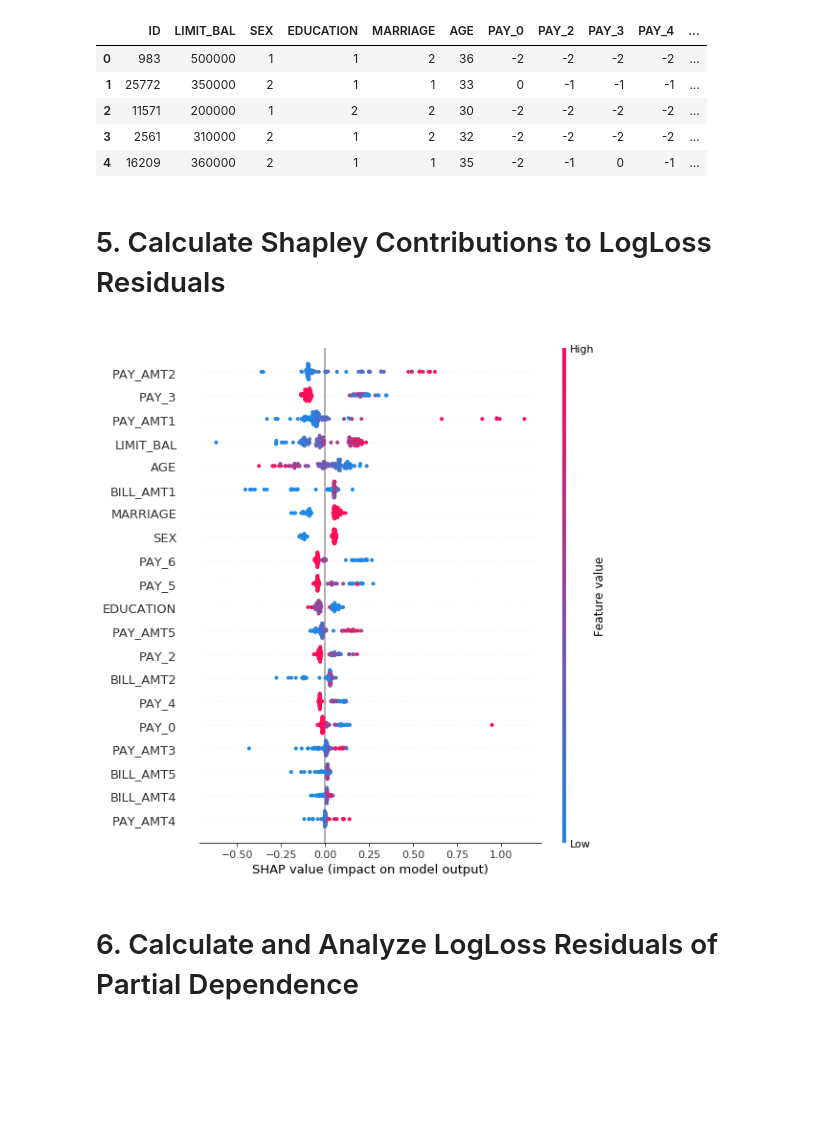
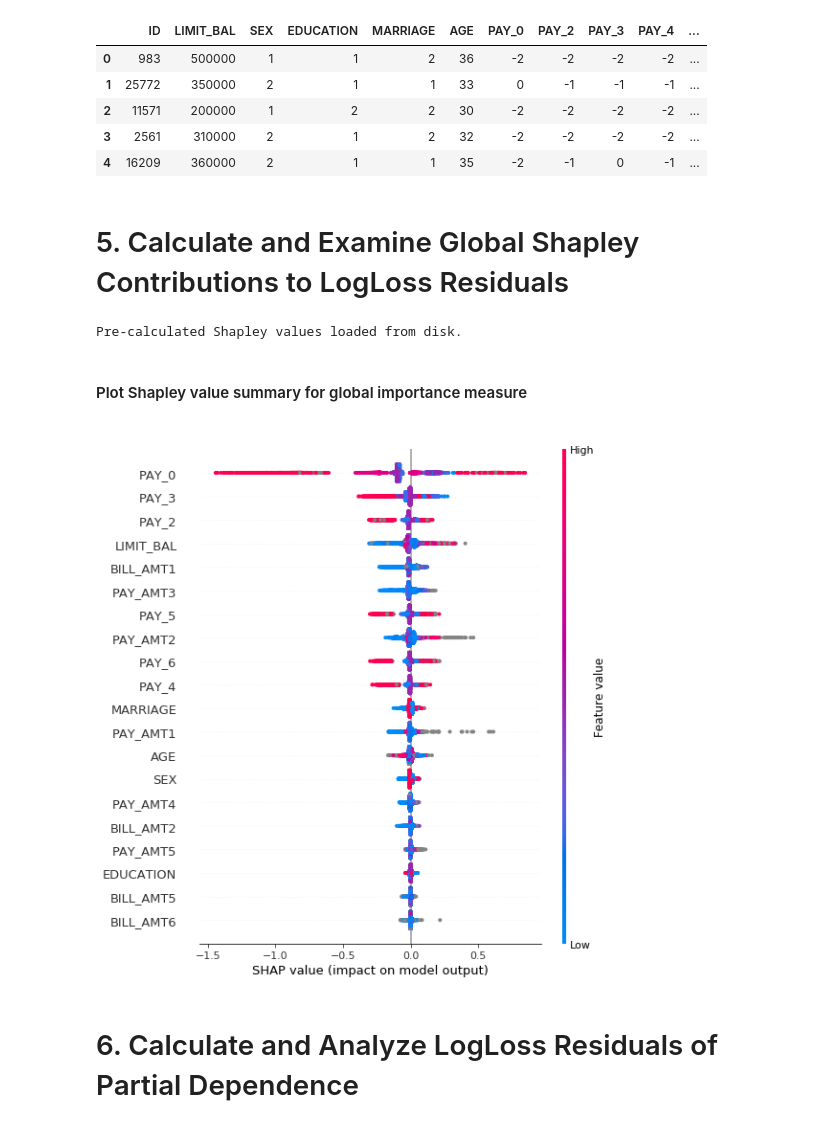
Before and after one commit to jphall663/interpretable_machine_learning_with_python, a Jupyter notebook: pdp_dt_surr_res_shap_loss.ipynb, the cells around one changed output. Drawn from its saved outputs; the diff is of its cells as text; code cells hidden in the pictures; blank space fills up the shorter version.

```diff
--- a/pdp_dt_surr_res_shap_loss.ipynb
+++ b/pdp_dt_surr_res_shap_loss.ipynb
@@ -150,7 +149,7 @@ After training, GBM variable importance is calculated and displayed. GBM variabl
 The credit card default data is split into training and test sets to monitor and prevent overtraining. Reproducibility is another important factor in creating trustworthy models, and randomly splitting datasets can introduce randomness in model predictions and other results. A random seed is used here to ensure the data split is reproducible.
 # %%
 np.random.seed(12345) # set random seed for reproducibility
-split_ratio = 0.7     # 70%/30% train/test split
+split_ratio = 0.70    # 70%/30% train/test split
 
 # execute split
 split = np.random.rand(len(data)) < split_ratio
@@ -194,9 +193,8 @@ watchlist = [(dtrain, 'train'), (dtest, 'eval')]
 # train model
 xgb_model = xgb.train(params,                   # set tuning parameters from above
                       dtrain,                   # training data
-                      1000,                     # maximum of 1000 iterations (trees)
+                      62,                       # shap currently does not account for early stopping, pre-determined
                       evals=watchlist,          # use watchlist for early stopping
-                      early_stopping_rounds=50, # stop after 50 iterations (trees) without increase in AUC
                       verbose_eval=True)        # display iteration progress
 # %% [output]
 [0]     train-logloss:0.517487  eval-logloss:0.51404
@@ -223,6 +223,10 @@ test_yhat = test.copy(deep=True)
 test_yhat.reset_index(drop=True, inplace=True)
 
 yhat = 'p_DEFAULT_NEXT_MONTH'
-test_yhat[yhat] = pd.DataFrame(xgb_model.predict(xgb.DMatrix(test[X]), ntree_limit=xgb_model.best_ntree_limit))
+test_yhat[yhat] = pd.DataFrame(xgb_model.predict(xgb.DMatrix(test[X])))
 test_yhat['r_DEFAULT_NEXT_MONTH'] = -test_yhat[y]*np.log(test_yhat['p_DEFAULT_NEXT_MONTH']) -\
                                      (1 - test_yhat[y])*np.log(1 - test_yhat['p_DEFAULT_NEXT_MONTH'])
+
+# check that logloss is calculated correctly
+# should match eval-logloss above
+test_yhat['r_DEFAULT_NEXT_MONTH'].mean()
@@ -259,24 +266,31 @@ test_yhat_sorted.head()
 | 3 | 2561 | 310000 | 2 | 1 | 2 | 32 | -2 | -2 | -2 | -2 | ... |
 | 4 | 16209 | 360000 | 2 | 1 | 1 | 35 | -2 | -1 | 0 | -1 | ... |
 # %% [markdown]
-# 5. Calculate Shapley Contributions to LogLoss Residuals
+# 5. Calculate and Examine Global Shapley Contributions to LogLoss Residuals
 # %%
+# init explainer object for access to explainer.expected_value() function below
+explainer = shap.TreeExplainer(xgb_model, test_yhat[X], feature_dependence='independent', model_output='logloss')
+
+# load if pre-calculated
 if os.path.isfile('shap_error_values.csv'):
 
     shap_values = np.loadtxt('shap_error_values.csv', delimiter=',') # load
-    print('Pre-calculated Shapley values loaded from disk.')   # print confirmation
+    print('Pre-calculated Shapley values loaded from disk.') # print confirmation
 
+# else, calculate
 else:
 
     xgb_model.set_attr(objective='binary:logistic')
-    explainer = shap.TreeExplainer(xgb_model, test_yhat_sorted.loc[:99, X], feature_dependence='independent', model_output='logloss')
-    shap_values = explainer.shap_values(test_yhat_sorted.loc[:99, X], y=test_yhat_sorted.loc[:99, y])         # long step (hours!)
-    np.savetxt('shap_error_values.csv', shap_values, delimiter=',') # save
+    shap_values = explainer.shap_values(test_yhat[X], y=test_yhat[y])  # long step (hours!)
+    np.savetxt('shap_error_values.csv', shap_values, delimiter=',')    # save for immediate reuse later
+# %% [output]
+Pre-calculated Shapley values loaded from disk.
+# %% [markdown]
+#### Plot Shapley value summary for global importance measure
 # %%
-# plot Shapley variable importance summary
-shap.summary_plot(shap_values[:, :-1], test_yhat_sorted.loc[:99, xgb_model.feature_names])
+shap.summary_plot(shap_values[:, :-1], test_yhat[xgb_model.feature_names])
 # %% [output]
-[figure, old version]
+[figure, new version]
 # %% [markdown]
 # 6. Calculate and Analyze LogLoss Residuals of Partial Dependence
 # %%
```
Also changed, not shown: parts of 36 cells of this notebook, 1 other file.
